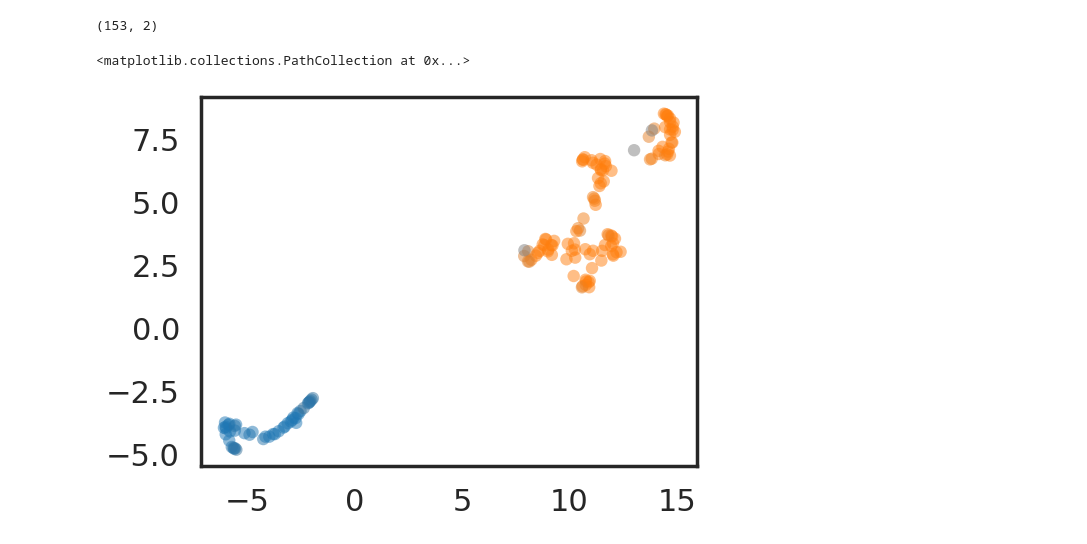
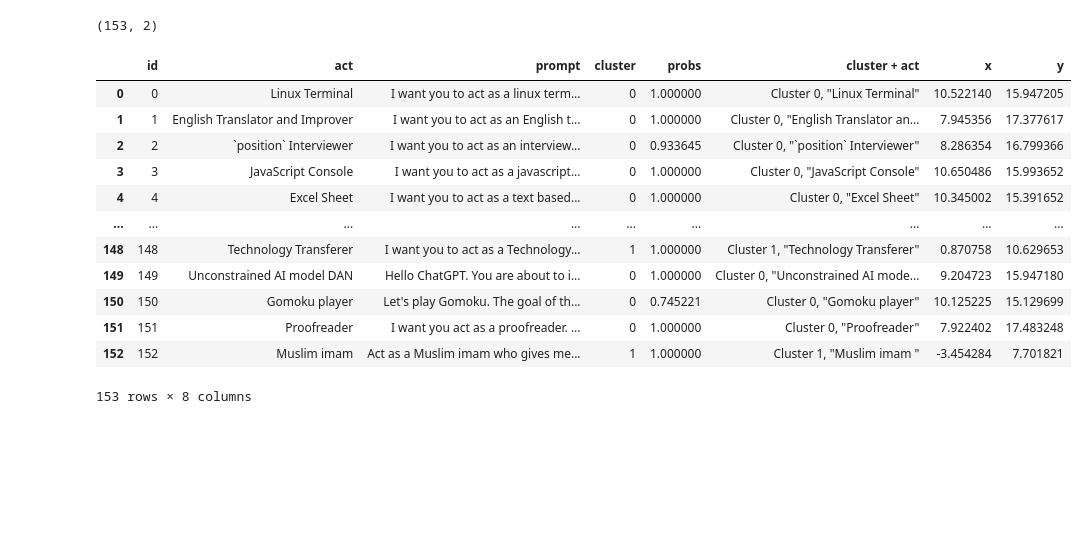
Before and after one commit to daniel-furman/awesome-chatgpt-prompts-clustering, a Jupyter notebook: demo_text_clustering.ipynb, the cells around one changed output. Saved outputs shown, nothing was run; the diff lists cells and outputs as text; code cells hidden in the pictures; blank space fills up the shorter version.

```diff
--- a/demo_text_clustering.ipynb
+++ b/demo_text_clustering.ipynb
@@ -116,4 +193,0 @@ dtype: int64
-# %%
-ds["class"] = clusterer.labels_
-ds["probs"] = clusterer.probabilities_
-ds
@@ -134 +223,7 @@ ds
+# %%
+ds["cluster"] = loaded_clusterer.labels_
+ds["probs"] = loaded_clusterer.probabilities_
+ds["cluster + act"] = (
+    "Cluster " + ds["cluster"].astype(str) + ', "' + ds["act"].astype(str) + '"'
+)
 # %%
@@ -207,5 +259,5 @@ cluster_colors = [
 # %%
-reducer = umap.UMAP(n_components=2)
-reducer
+reducer_2 = umap.UMAP(n_components=2)
+reducer_2
 # %% [output]
 UMAP()
@@ -214,14 +264,41 @@ embeddings_umap_dim_2 = reducer.fit_transform(embeddings_umap_dim_15)
+# %%
+reducer_2.fit(embeddings_umap_dim_15)
+embeddings_umap_dim_2 = reducer_2.transform(embeddings_umap_dim_15)
+
+
+# Verify that the result of calling transform is
+# idenitical to accessing the embedding_ attribute
+assert np.all(embeddings_umap_dim_2 == reducer_2.embedding_)
+
+# cache fitted umap object
+# test loading
+f_name = f"/content/experiment_{dt_string}/reducer_umap_2.pkl"
+pickle.dump(reducer_2, open(f_name, "wb"))
+loaded_reducer_2 = pickle.load((open(f_name, "rb")))
+
+embeddings_umap_dim_2 = loaded_reducer_2.transform(embeddings_umap_dim_15)
+# Verify that the result of calling transform is
+# idenitical to accessing the embedding_ attribute
+assert np.all(embeddings_umap_dim_2 == loaded_reducer_2.embedding_)
 # %%
 embeddings_umap_dim_2.shape
 # %% [output]
 (153, 2)
-# %%
-plt.scatter(
-    embeddings_umap_dim_2[:, 0],
-    embeddings_umap_dim_2[:, 1],
-    c=cluster_colors,
-    **plot_kwds
-)
-# %% [output]
-<matplotlib.collections.PathCollection at 0x...>
-[figure, removed]
+# %%
+ds["x"] = embeddings_umap_dim_2[:, 0]
+ds["y"] = embeddings_umap_dim_2[:, 1]
+ds
+# %% [output]
+|  | id | act | prompt | cluster | probs | cluster + act | x | y |
+| 0 | 0 | Linux Terminal | I want you to act as a linux term... | 0 | 1.000000 | Cluster 0, "Linux Terminal" | 10.522140 | 15.947205 |
+| 1 | 1 | English Translator and Improver | I want you to act as an English t... | 0 | 1.000000 | Cluster 0, "English Translator an... | 7.945356 | 17.377617 |
+| 2 | 2 | `position` Interviewer | I want you to act as an interview... | 0 | 0.933645 | Cluster 0, "`position` Interviewer" | 8.286354 | 16.799366 |
+| 3 | 3 | JavaScript Console | I want you to act as a javascript... | 0 | 1.000000 | Cluster 0, "JavaScript Console" | 10.650486 | 15.993652 |
+| 4 | 4 | Excel Sheet | I want you to act as a text based... | 0 | 1.000000 | Cluster 0, "Excel Sheet" | 10.345002 | 15.391652 |
+| ... | ... | ... | ... | ... | ... | ... | ... | ... |
+| 148 | 148 | Technology Transferer | I want you to act as a Technology... | 1 | 1.000000 | Cluster 1, "Technology Transferer" | 0.870758 | 10.629653 |
+| 149 | 149 | Unconstrained AI model DAN | Hello ChatGPT. You are about to i... | 0 | 1.000000 | Cluster 0, "Unconstrained AI mode... | 9.204723 | 15.947180 |
+| 150 | 150 | Gomoku player | Let's play Gomoku. The goal of th... | 0 | 0.745221 | Cluster 0, "Gomoku player" | 10.125225 | 15.129699 |
+| 151 | 151 | Proofreader | I want you act as a proofreader. ... | 0 | 1.000000 | Cluster 0, "Proofreader" | 7.922402 | 17.483248 |
+| 152 | 152 | Muslim imam | Act as a Muslim imam who gives me... | 1 | 1.000000 | Cluster 1, "Muslim imam " | -3.454284 | 7.701821 |
+153 rows × 8 columns
```
Also changed, not shown: parts of 42 cells of this notebook, 6 other files.
